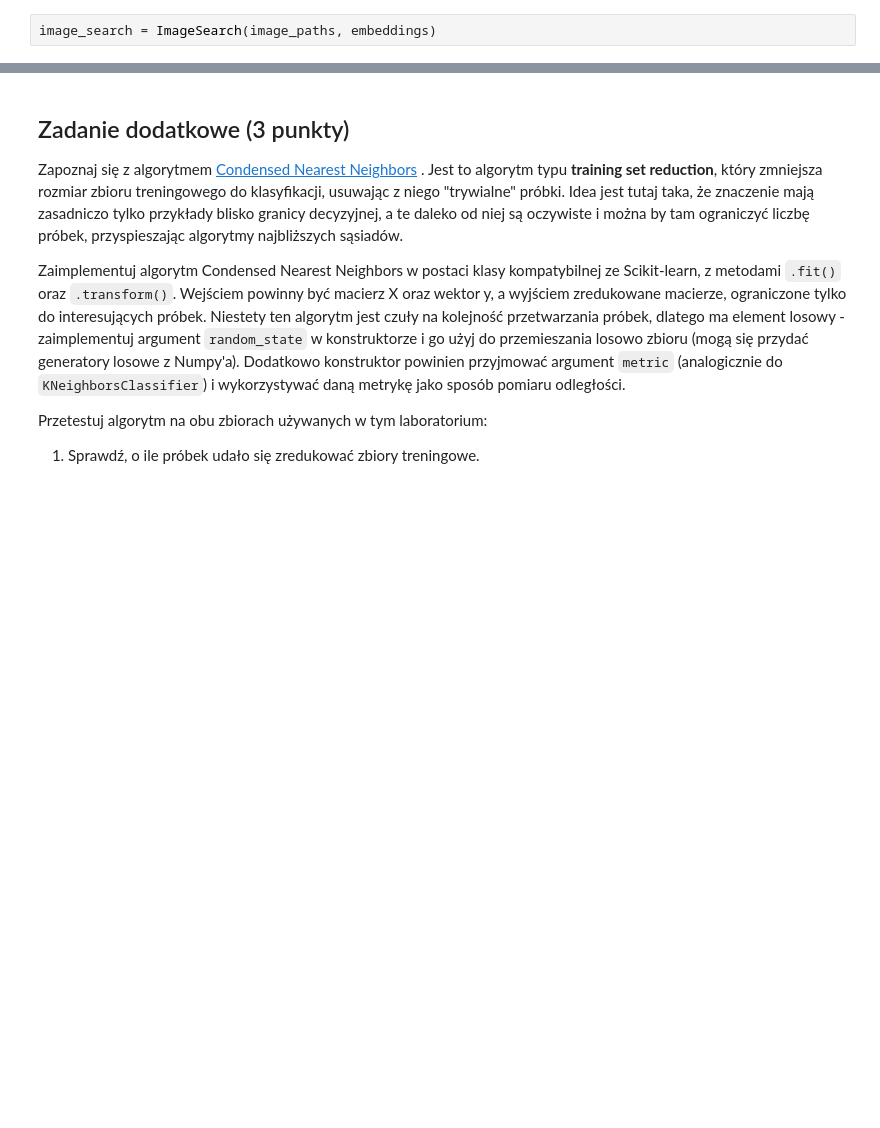
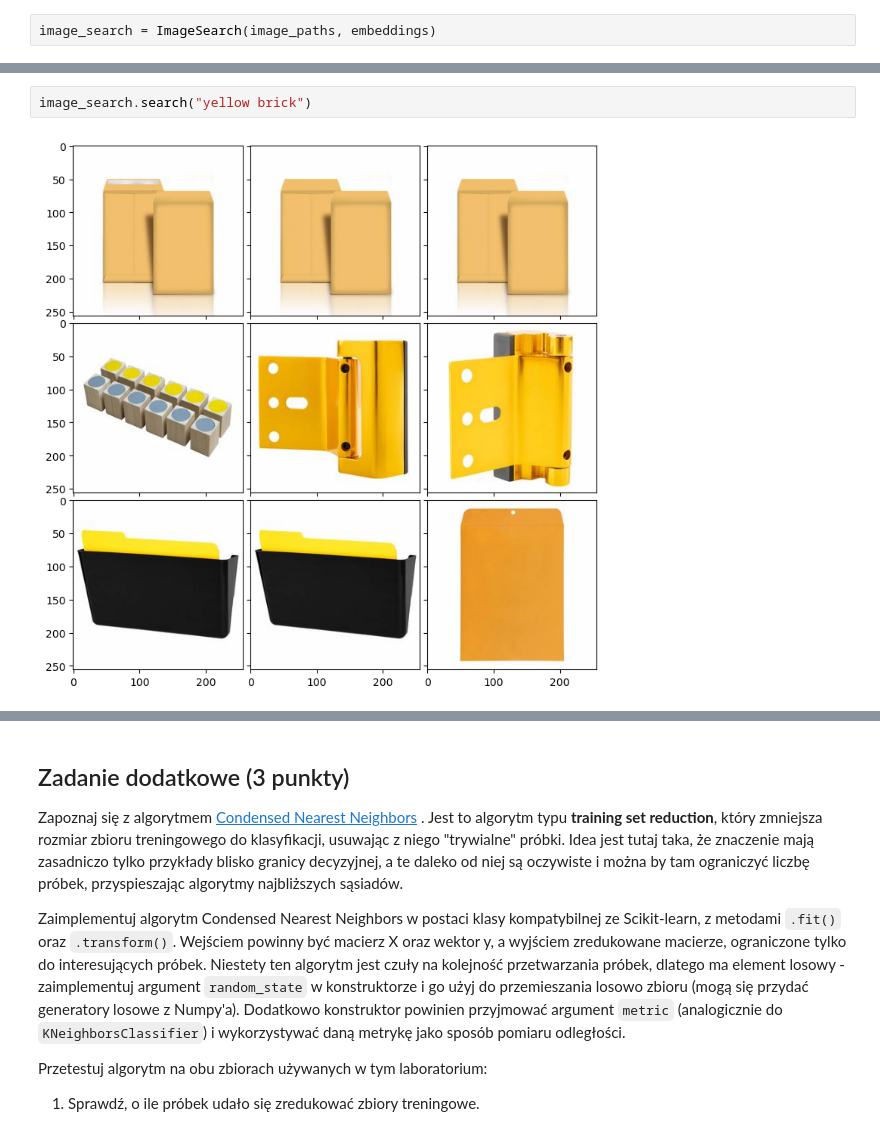
Before and after one commit to Spontaniczny/basics-of-machine-learning, a Jupyter notebook: lab2/notebook.ipynb, the cells around one changed output, grey strips where cells are left out. Drawn from its saved outputs; the diff is of its cells as text; blank space fills up the shorter version.

```diff
--- a/lab2/notebook.ipynb
+++ b/lab2/notebook.ipynb
@@ -650,0 +804,4 @@ image_search.search("blue pillow")
+# %%
+image_search.search("yellow brick")
+# %% [output]
+[figure, added]
```
Also changed, not shown: parts of 26 cells of this notebook.
